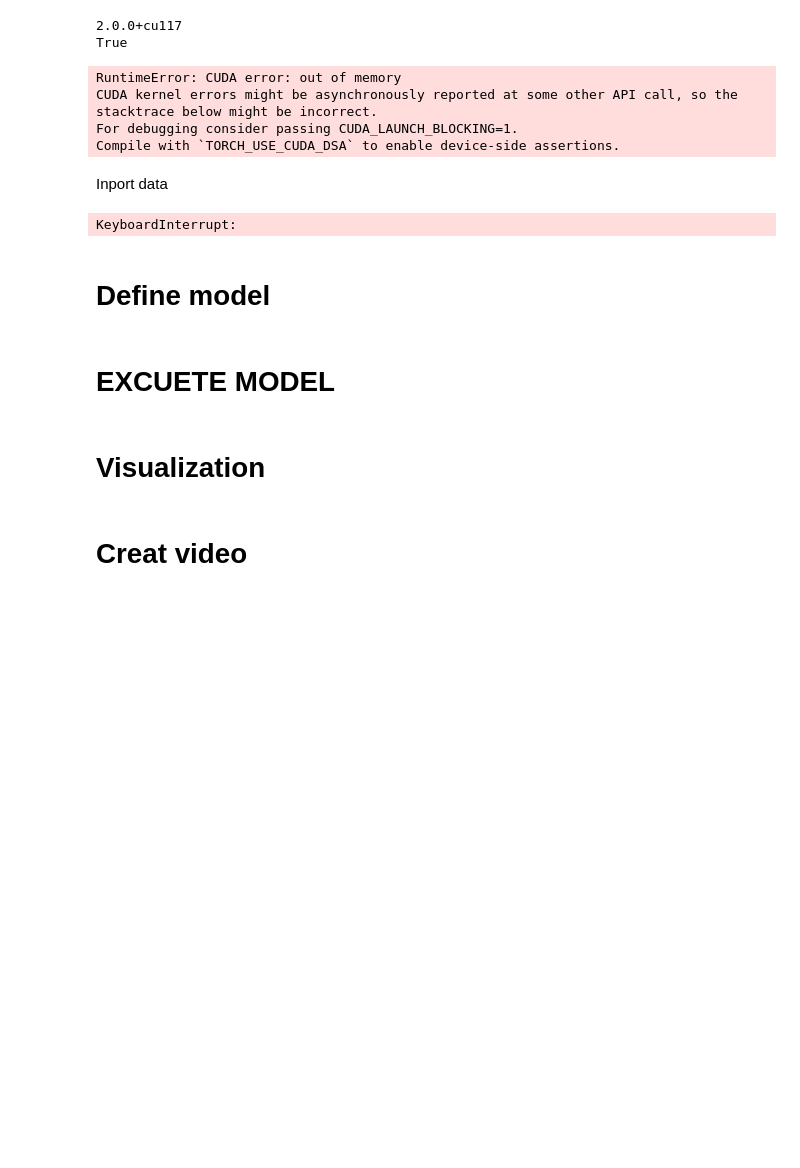
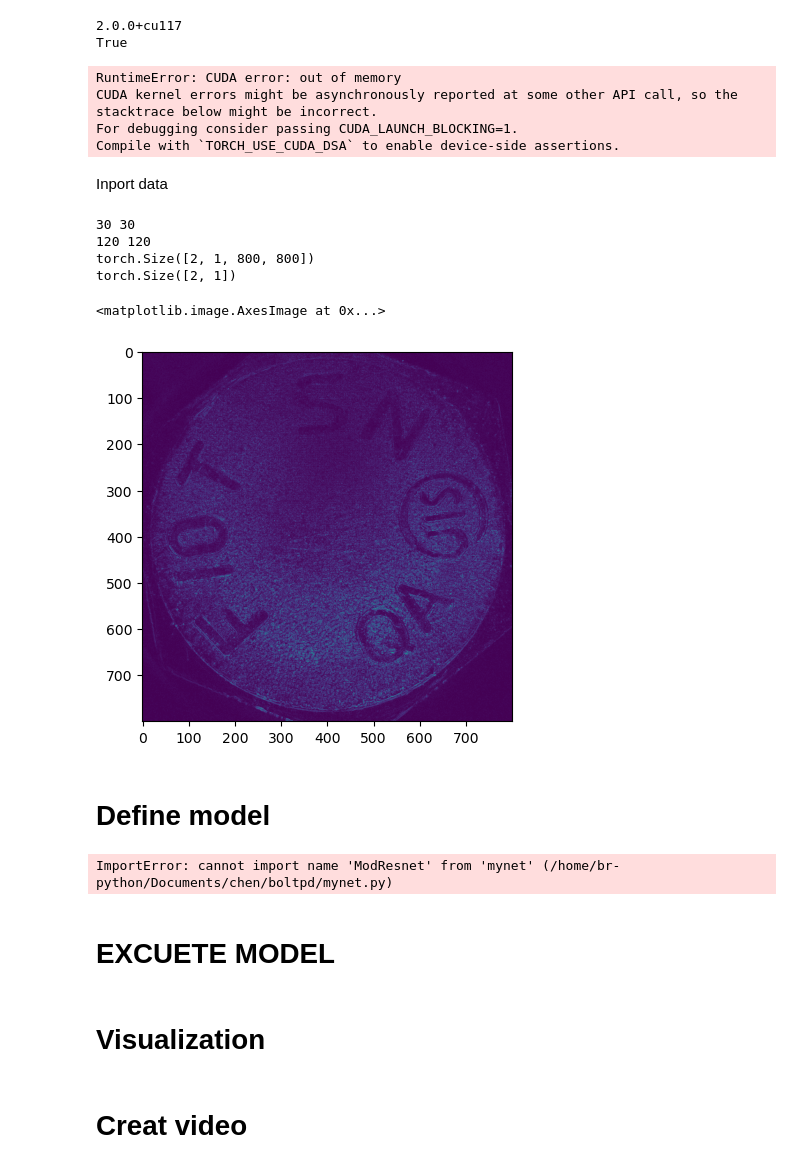
Before and after one commit to ChenYu-K/boltpd, a Jupyter notebook: Work-2402.ipynb, the cells around one changed output. Saved outputs shown, nothing was run; the diff lists cells and outputs as text; code cells hidden in the pictures; blank space fills up the shorter version.

```diff
--- a/Work-2402.ipynb
+++ b/Work-2402.ipynb
@@ -65,8 +65,8 @@ def generate_dataset(dir):
     picknumber=int(filenumber*rate) #按照rate比例从文件夹中取一定数量图片
     sample = random.sample(pathDir, picknumber)  #随机选取picknumber数量的样本图片
 
-    file = pd.read_csv(r'./label/label-2024pretension.csv')
-    file=np.array(file)
+    file = pd.read_csv(r'./label/label-2024pretension.csv') # 读取csv数据
+    file=np.array(file)#注意数据会跳过第一行，第一行为索引标题
     labels=[]
     img_data = []
     f0 = None
@@ -74,7 +74,7 @@ def generate_dataset(dir):
         if f0 is None:
             f0 = os.path.join(dir, file_name)
         if file_name != "Thumbs.db":
-            if int(file_name[-9:-4]) > 9900 or int(file_name[-9:-4]) < 106:
+            if int(file_name[-9:-4]) > 9900 or int(file_name[-9:-4]) < 107:
                 img_dir = os.path.join(dir, file_name)
                 img = cv2.imread(img_dir)
                 #ref_img = cv2.imread('./database/c_data/bolt1/DSC01686.JPG')
@@ -84,10 +84,12 @@ def generate_dataset(dir):
                 #img_gray = cv.cvtColor(img,cv.COLOR_RniGB2GRAY)
                 pimg = Image.fromarray(img)
                 img_data.append(pimg)
+                #img_data.append(file_name)
                 for item in file:       #add label, from 1row
                     sh = item[1]
                     if file_name[-9:-4] == sh[-9:-4]:
                         labels.append(item[0]/230)#
+                        #labels.append(item[1])
     labels = torch.tensor(labels)
     labels = labels.type(torch.FloatTensor)
     labels = labels.unsqueeze(1)
@@ -100,7 +102,7 @@ class MyDataset(Dataset):
         imgs = []
         for i in range(len(labels)):
             # print(type(data[i]))    # <class 'PIL.Image.Image'>
-            im_tensor = transform(data[i])#.to(torch.device("cpu"))
+            im_tensor = transform(data[i]) #.to(torch.device("cpu"))
             imgs.append((im_tensor, labels[i]))
         self.imgs = imgs                         # DataLoader通过getitem读取图片数据
     def __getitem__(self, index):
@@ -113,43 +115,49 @@ Inport data
 # %%
 normMean = [0.5]
 normStd = [0.5]
 transform = transforms.Compose([
     #transforms.Resize(450),
     #transforms.CenterCrop(448),
     transforms.Grayscale(num_output_channels=1), #彩色图像转灰度图像num_output_channels默认1
     transforms.ToTensor(),  # range [0, 255] -> [0.0,1.0]
     #transforms.Normalize(normMean, normStd)
     ])
 
-traindir= './database/2024preten/inputdata/'
-validdir='./database/2024preten/testdata/'
+traindir= './database/2024preten/diffimg/'
+validdir='./database/2024preten/diff-test/'
 train_rdata, train_label = generate_dataset(traindir)
 valid_rdata, valid_label = generate_dataset(validdir)
+print(len(valid_rdata),len(valid_label))
+print(len(train_rdata),len(train_label))
+
 # 也可以再定义train_transform加入一些数据增强
 train_data = MyDataset(train_rdata, train_label, transform=transform)
 valid_data = MyDataset(valid_rdata, valid_label, transform=transform)
 train_loader = DataLoader(dataset=train_data, batch_size=2, shuffle=True)
-valid_loader = DataLoader(dataset=valid_data, batch_size=1, shuffle=True)
-
-print(len(valid_rdata),len(valid_label))
-print(len(train_rdata),len(train_label))
+valid_loader = DataLoader(dataset=valid_data, batch_size=2, shuffle=True)
 
 dataiter=iter(train_loader)
 images, labels = dataiter.__next__()
 print(images.shape)
 print(labels.shape)
 topic = T.ToPILImage()
 imm1 = topic(images[0])
 vimg, vlabels = dataiter.__next__()
 plt.imshow(topic(vimg[0]))
 # %% [output]
-KeyboardInterrupt:
+30 30
+120 120
+torch.Size([2, 1, 800, 800])
+torch.Size([2, 1])
+<matplotlib.image.AxesImage at 0x...>
+[figure, added]
 # %% [markdown]
 # Define model
 # %%
 #from net import ResNet, Bottleneck
 #from SEBlock import SEBlock
 from loss_func import HuberLossPena
+from mynet import ModResnet, Bottleneck, ModResv1
 #import net
 
 
@@ -159,13 +167,12 @@ INPUT_FEATURE_DIM = 5000
 #NEURON_NUM = 500
 #OUTPUT_FEATURE_DIM = 1
 # 学习率，越大学的越快，但也容易造成不稳定，准确率上下波动的情况
-LEARNING_RATE = 0.001
+LEARNING_RATE = 0.00001
 
 # 定义模型
-
-net = mynet.ModResnet(block=mynet.Bottleneck, block_num=[3,4,6,3],num_classes=1)
+net = ModResv1(block=Bottleneck, block_num=[3,4,6,3],num_classes=1)
 #net = ResNet152(block=Bottleneck152,layers=[3, 4, 36, 3],num_classes=1,in_dim=1)
-casename='case1'
+casename='202402'
 writer = SummaryWriter("./log/"+casename) #tensorboard
 
 #print(net)
@@ -177,10 +184,12 @@ writer.close()
 optimizer = torch.optim.Adam(net.parameters(), lr=LEARNING_RATE)
 #optimizer = torch.optim.SGD(net.parameters(),lr=LEARNING_RATE)
 # 定义一个误差计算方法
-loss_func = HuberLossPena(delta=0.01, penalty_weight=3.0)
+loss_func = HuberLossPena(delta=0.1, penalty_weight=3.0)
 #loss_func = nn.MSELoss()
 #loss_func = nn.CrossEntropyLoss() #定义交叉熵损失函数 交叉熵损失函数是用来衡量两个概率分布之间的距离的#nn.MSELoss()
 # Define the loss function with Classification Cross-Entropy loss and an optimizer with Adam optimizer
+# %% [output]
+ImportError: cannot import name 'ModResnet' from 'mynet' (/home/br-python/Documents/chen/boltpd/mynet.py)
 # %% [markdown]
 # EXCUETE MODEL
 # %%
```
Also changed, not shown: parts of 1 cell of this notebook, 8 other files.
